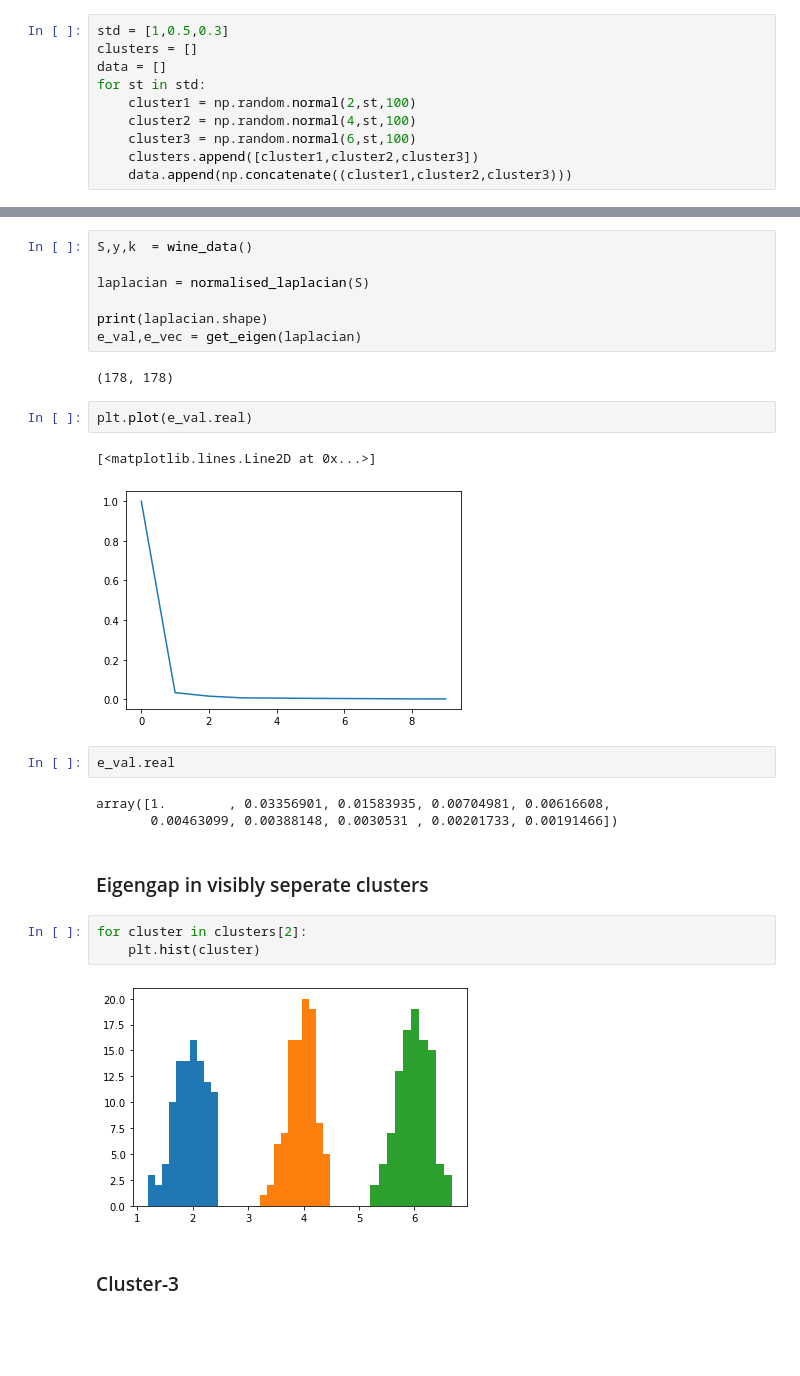
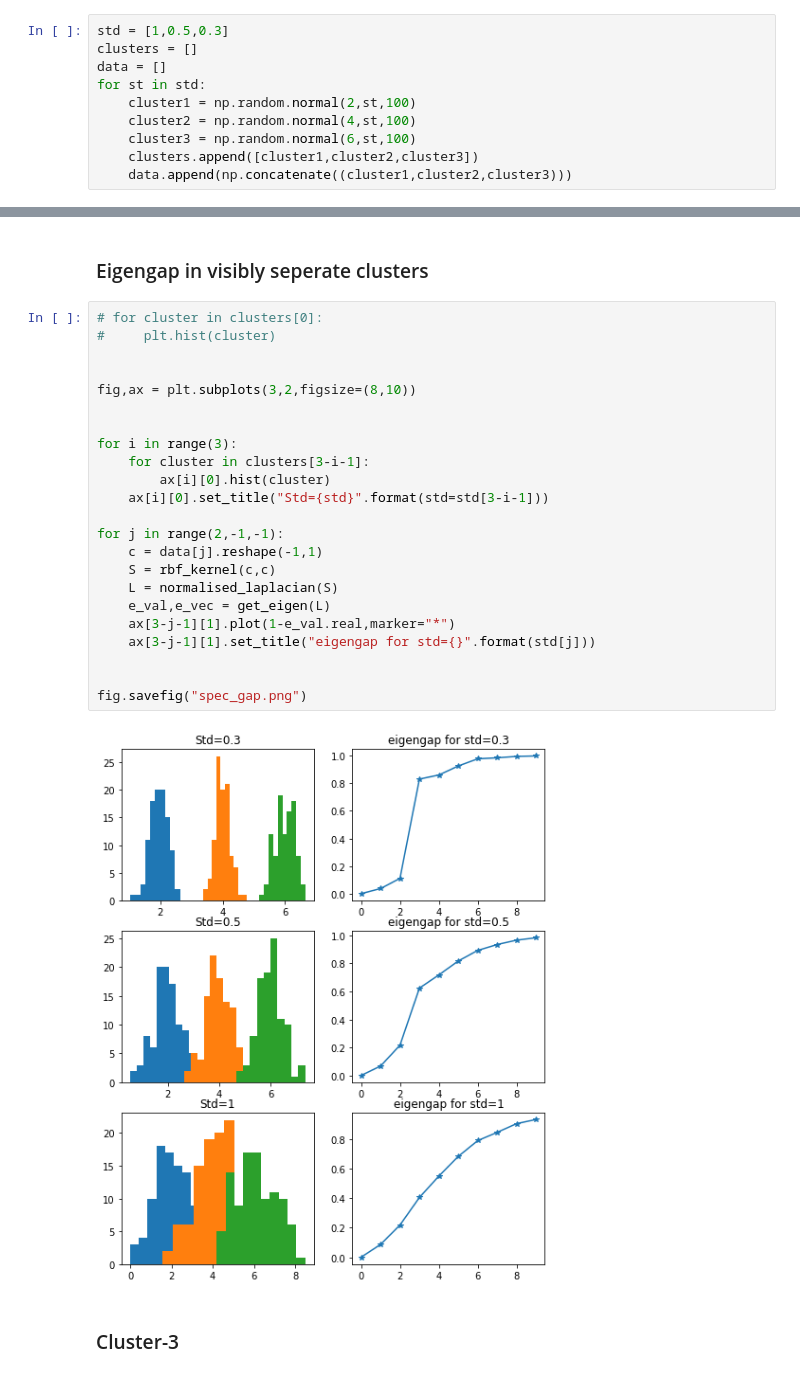
Before and after one commit to SusheendharVijay/ClusterEncoder, a Jupyter notebook: graphEncoder.ipynb, the cells around one changed output, grey strips where cells are left out. Drawn from its saved outputs; the diff is of its cells as text; blank space fills up the shorter version.

```diff
--- a/graphEncoder.ipynb
+++ b/graphEncoder.ipynb
@@ -333,29 +375,30 @@ def get_eigen(laplacian):
-# %%
-S,y,k  = wine_data()
-
-laplacian = normalised_laplacian(S)
-
-print(laplacian.shape)
-e_val,e_vec = get_eigen(laplacian)
-# %% [output]
-(178, 178)
-# %%
-plt.plot(e_val.real)
-# %% [output]
-[<matplotlib.lines.Line2D at 0x...>]
-[figure, removed]
-# %%
-e_val.real
-# %% [output]
-array([1.        , 0.03356901, 0.01583935, 0.00704981, 0.00616608,
-       0.00463099, 0.00388148, 0.0030531 , 0.00201733, 0.00191466])
 # %% [markdown]
 ### Eigengap in visibly seperate clusters
-# %%
-for cluster in clusters[2]:
-    plt.hist(cluster)
-# %% [output]
-[figure, removed]
+# %%
+# for cluster in clusters[0]:
+#     plt.hist(cluster)
+
+
+fig,ax = plt.subplots(3,2,figsize=(8,10))
+
+
+for i in range(3):
+    for cluster in clusters[3-i-1]:
+        ax[i][0].hist(cluster)
+    ax[i][0].set_title("Std={std}".format(std=std[3-i-1]))
+
+for j in range(2,-1,-1):
+    c = data[j].reshape(-1,1)
+    S = rbf_kernel(c,c)
+    L = normalised_laplacian(S)
+    e_val,e_vec = get_eigen(L)
+    ax[3-j-1][1].plot(1-e_val.real,marker="*")
+    ax[3-j-1][1].set_title("eigengap for std={}".format(std[j]))
+
+
+fig.savefig("spec_gap.png")
+# %% [output]
+[figure, added]
 # %% [markdown]
 ### Cluster-3
 # %%
```
Also changed, not shown: parts of 34 cells of this notebook, 3 other files.
